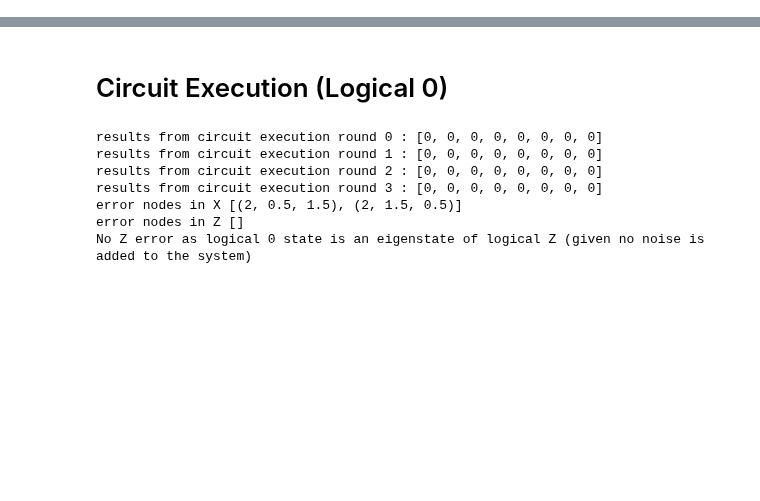
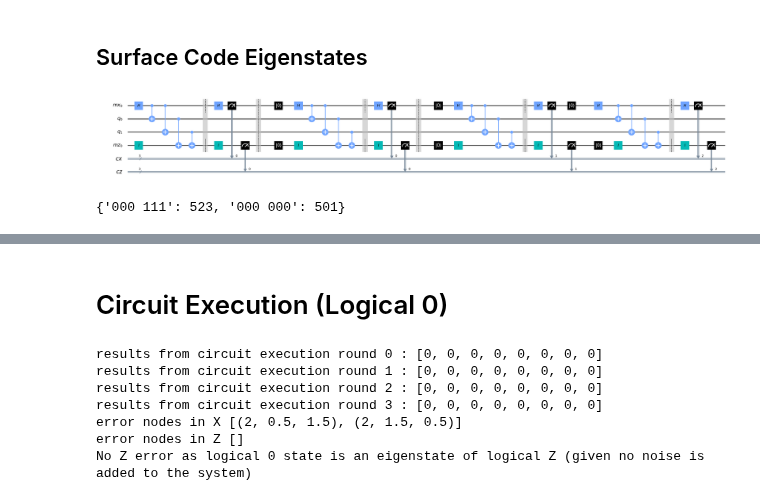
Before and after one commit to yaleqc/qtcodes, a Jupyter notebook: tutorials/1_surface_code_encoding.ipynb, the cells around one changed output, grey strips where cells are left out. Saved outputs shown, nothing was run; the diff lists cells and outputs as text; code cells hidden in the pictures; blank space fills up the shorter version.

Commit message:
Start section about stabilizer eigenstates

```diff
--- a/tutorials/1_surface_code_encoding.ipynb
+++ b/tutorials/1_surface_code_encoding.ipynb
@@ -0,0 +68,75 @@
+# %% [markdown]
+## Surface Code Eigenstates
+# %%
+mx = QuantumRegister(1, name='mx')
+qr = QuantumRegister(2, name='q')
+mz = QuantumRegister(1, name='mz')
+
+cx = ClassicalRegister(3, name='cx')
+cz = ClassicalRegister(3, name='cz')
+
+circ = QuantumCircuit(mx, qr, mz, cx, cz)
+
+circ.h(mx)
+circ.i(mz)
+circ.cx(mx, qr[0])
+circ.cx(mx, qr[1])
+circ.cx(qr[0], mz)
+circ.cx(qr[1], mz)
+circ.barrier(mx, mz)
+circ.h(mx)
+circ.i(mz)
+circ.measure(mx, cx[0])
+circ.measure(mz, cz[0])
+circ.barrier()
+
+circ.reset(mx)
+circ.reset(mz)
+circ.h(mx)
+circ.i(mz)
+circ.cx(mx, qr[0])
+circ.cx(mx, qr[1])
+circ.cx(qr[0], mz)
+circ.cx(qr[1], mz)
+circ.barrier(mx, mz)
+circ.h(mx)
+circ.i(mz)
+circ.measure(mx, cx[0])
+circ.measure(mz, cz[0])
+circ.barrier()
+
+circ.reset(mx)
+circ.reset(mz)
+circ.h(mx)
+circ.i(mz)
+circ.cx(mx, qr[0])
+circ.cx(mx, qr[1])
+circ.cx(qr[0], mz)
+circ.cx(qr[1], mz)
+circ.barrier(mx, mz)
+circ.h(mx)
+circ.i(mz)
+circ.measure(mx, cx[1])
+circ.measure(mz, cz[1])
+
+circ.reset(mx)
+circ.reset(mz)
+circ.h(mx)
+circ.i(mz)
+circ.cx(mx, qr[0])
+circ.cx(mx, qr[1])
+circ.cx(qr[0], mz)
+circ.cx(qr[1], mz)
+circ.barrier(mx, mz)
+circ.h(mx)
+circ.i(mz)
+circ.measure(mx, cx[2])
+circ.measure(mz, cz[2])
+
+circ.draw(output='mpl', fold=50)
+# %% [output]
+[figure, added]
+# %%
+execute(circ, Aer.get_backend('qasm_simulator')).result().get_counts()
+# %% [output]
+{'000 111': 523, '000 000': 501}
```
Also changed, not shown: parts of 10 cells of this notebook.
